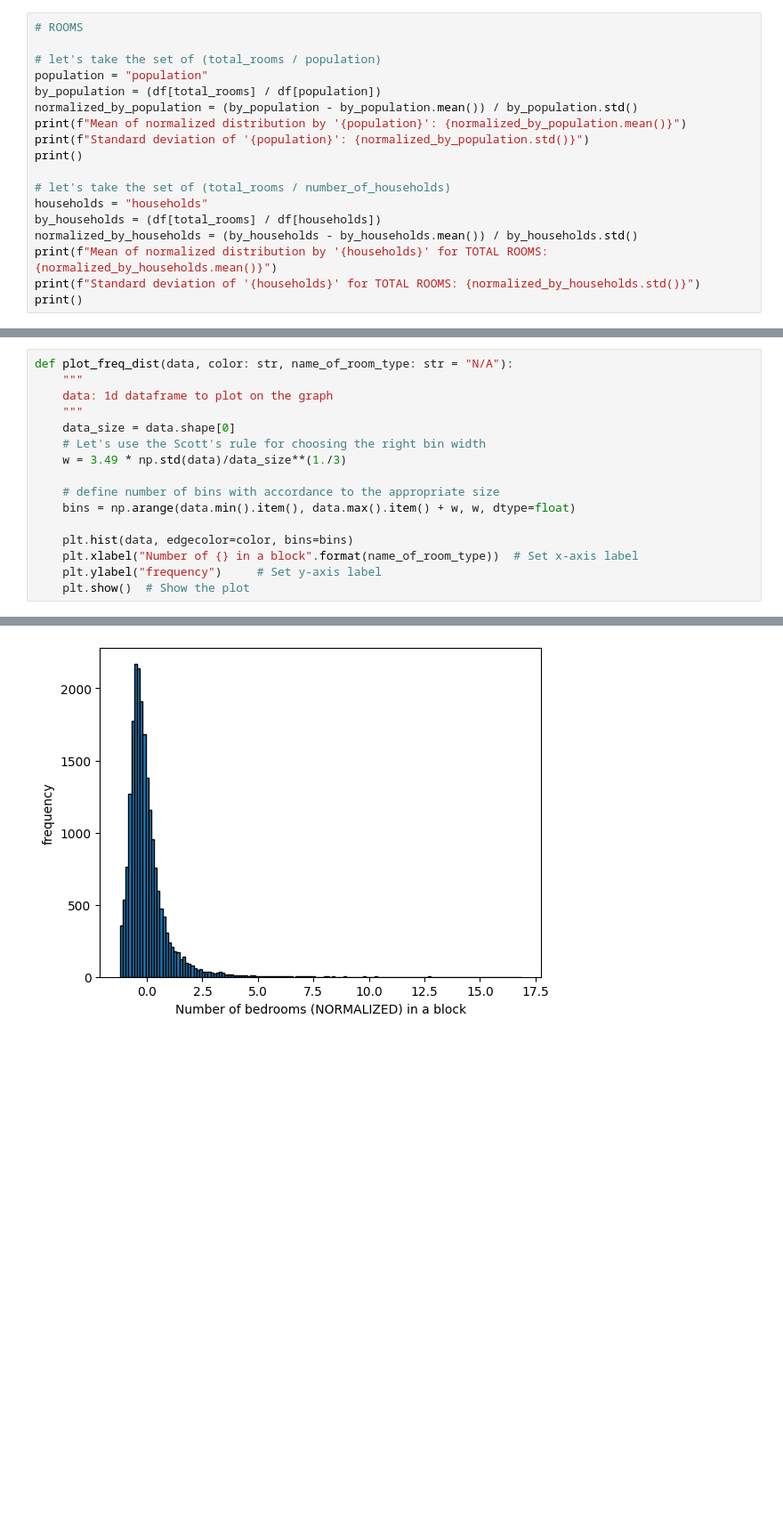
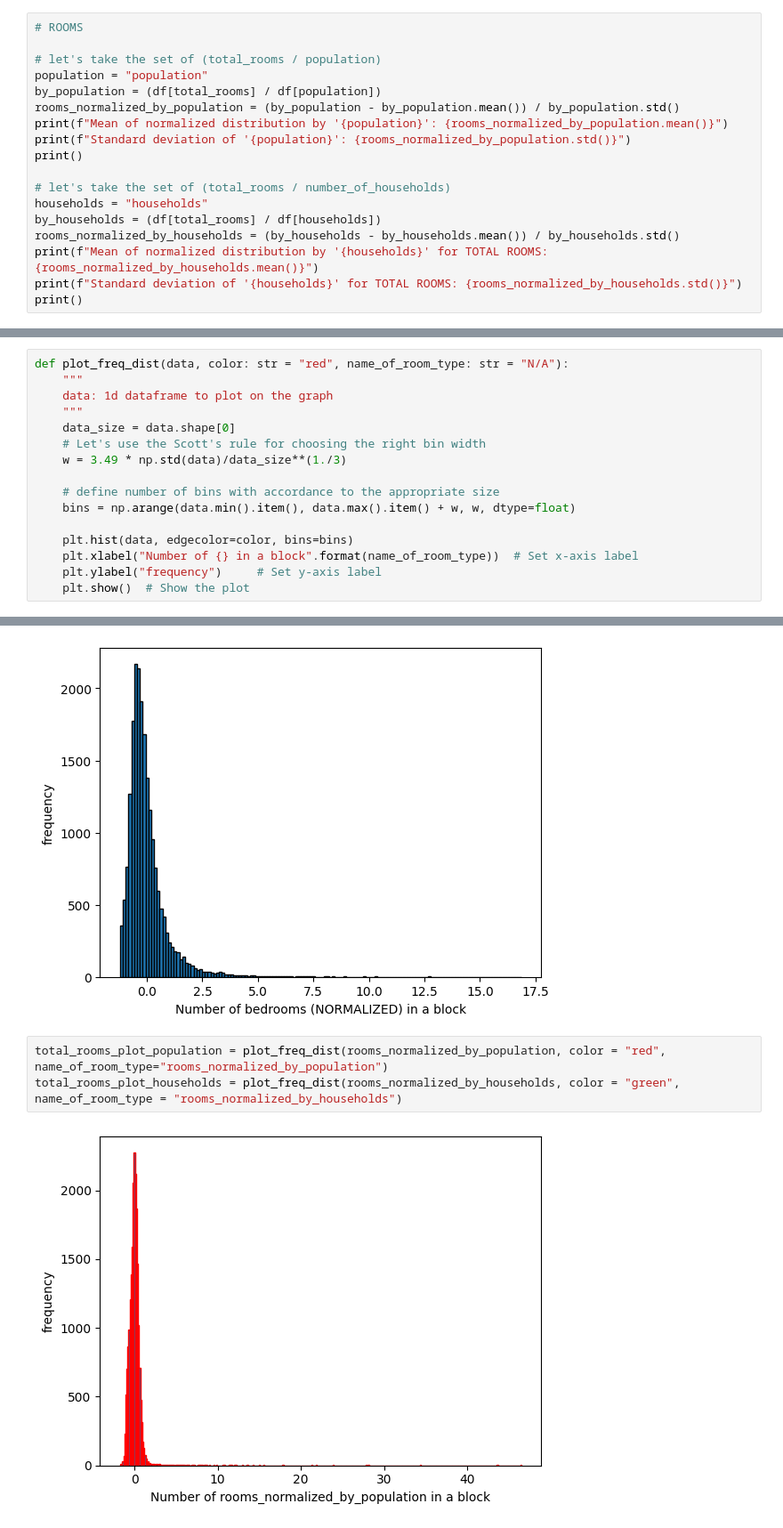
Before and after one commit to whykay-01/machine-learning, a Jupyter notebook: homeworks/hwk1/hwk1.ipynb, the cells around one changed output, grey strips where cells are left out. Shown at 89% size. Drawn from its saved outputs; the diff is of its cells as text; blank space fills up the shorter version.

```diff
--- a/homeworks/hwk1/hwk1.ipynb
+++ b/homeworks/hwk1/hwk1.ipynb
@@ -125,17 +126,17 @@ Standard deviation of 'total_bedrooms': 0.9999999999999998
 # let's take the set of (total_rooms / population)
 population = "population"
 by_population = (df[total_rooms] / df[population])
-normalized_by_population = (by_population - by_population.mean()) / by_population.std()
-print(f"Mean of normalized distribution by '{population}': {normalized_by_population.mean()}")
-print(f"Standard deviation of '{population}': {normalized_by_population.std()}")
+rooms_normalized_by_population = (by_population - by_population.mean()) / by_population.std()
+print(f"Mean of normalized distribution by '{population}': {rooms_normalized_by_population.mean()}")
+print(f"Standard deviation of '{population}': {rooms_normalized_by_population.std()}")
 print()
 
 # let's take the set of (total_rooms / number_of_households)
 households = "households"
 by_households = (df[total_rooms] / df[households])
-normalized_by_households = (by_households - by_households.mean()) / by_households.std()
-print(f"Mean of normalized distribution by '{households}' for TOTAL ROOMS: {normalized_by_households.mean()}")
-print(f"Standard deviation of '{households}' for TOTAL ROOMS: {normalized_by_households.std()}")
+rooms_normalized_by_households = (by_households - by_households.mean()) / by_households.std()
+print(f"Mean of normalized distribution by '{households}' for TOTAL ROOMS: {rooms_normalized_by_households.mean()}")
+print(f"Standard deviation of '{households}' for TOTAL ROOMS: {rooms_normalized_by_households.std()}")
 print()
 # %% [output]
 Mean of normalized distribution by 'population': -7.022806109256804e-17
@@ -173,7 +175,7 @@ data_size
 # %% [output]
 20640
 # %%
-def plot_freq_dist(data, color: str, name_of_room_type: str = "N/A"):
+def plot_freq_dist(data, color: str = "red", name_of_room_type: str = "N/A"):
     """
     data: 1d dataframe to plot on the graph
     """
@@ -199,3 +201,8 @@ total_normalized_bedrooms_plot = plot_freq_dist(normalized_total_bedrooms_arr, c
 [figure]
 [figure]
 [figure]
+# %%
+total_rooms_plot_population = plot_freq_dist(rooms_normalized_by_population, color = "red", name_of_room_type="rooms_normalized_by_population")
+total_rooms_plot_households = plot_freq_dist(rooms_normalized_by_households, color = "green", name_of_room_type = "rooms_normalized_by_households")
+# %% [output]
+[figure, added]
```
Also changed, not shown: parts of 5 cells of this notebook.
